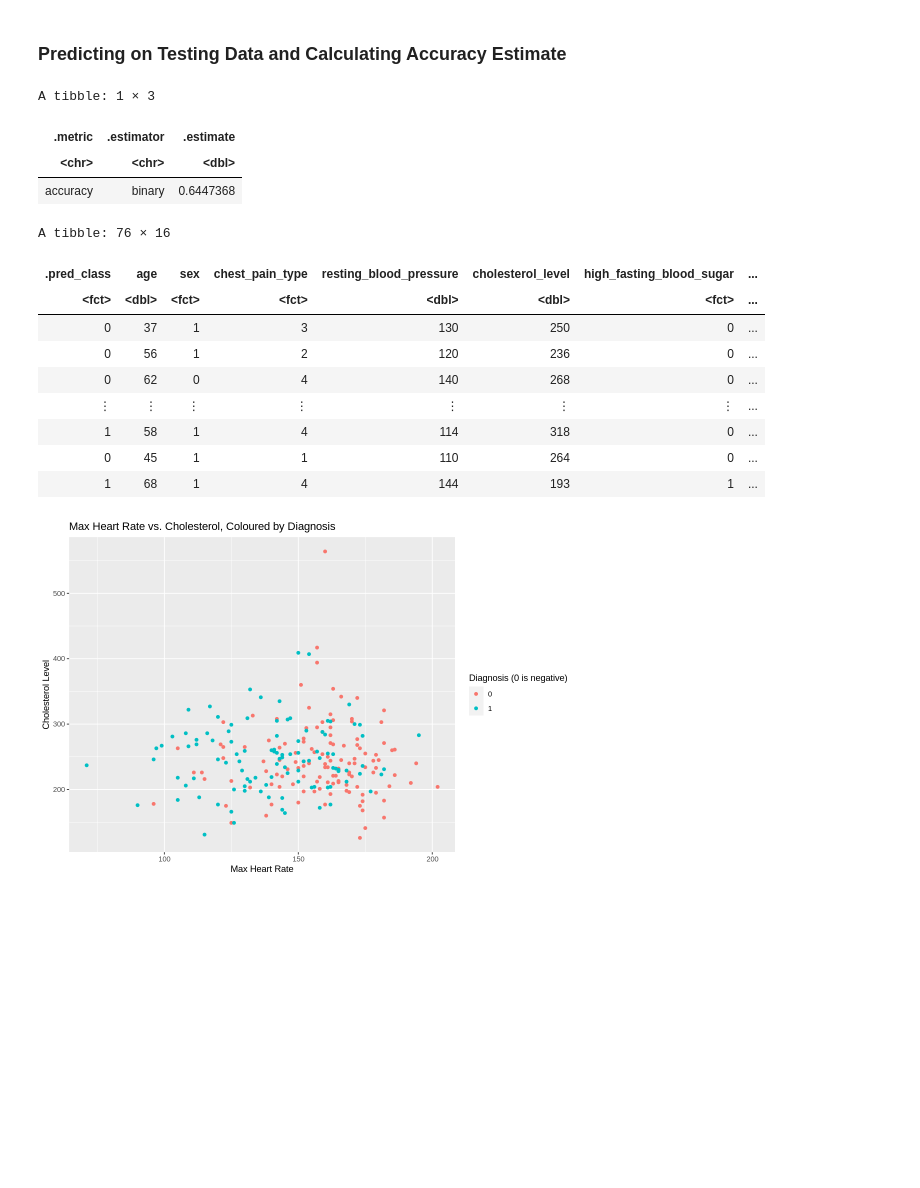
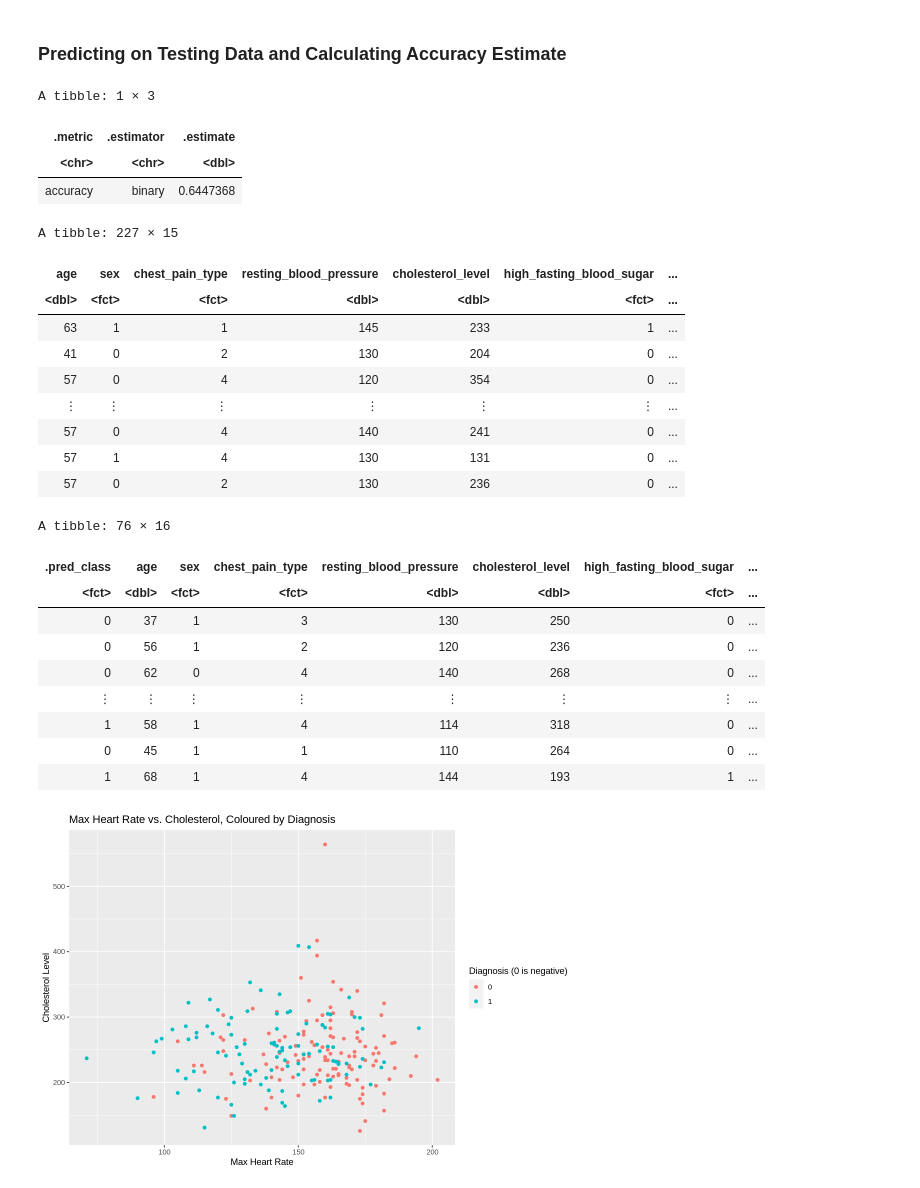
Before and after one commit to wswang98/dsci100-GroupProject, a Jupyter notebook: dsci100-group105-project.ipynb, the cells around one changed output. Drawn from its saved outputs; the diff is of its cells as text; code cells hidden in the pictures; blank space fills up the shorter version.

```diff
--- a/dsci100-group105-project.ipynb
+++ b/dsci100-group105-project.ipynb
@@ -285,28 +313,40 @@ knn_best_fit <- workflow() |>
 # %%
 heart_test_predictions <- predict(knn_best_fit, heart_testing) |>
             bind_cols(heart_testing)
 
 heart_metrics <- heart_test_predictions |>
             metrics(truth = diagnosis, estimate = .pred_class) |>
             filter(.metric == "accuracy")
 
+
 heart_metrics
+heart_training
 heart_test_predictions
 # %% [output]
 A tibble: 1 × 3
 | .metric | .estimator | .estimate |
 | <chr> | <chr> | <dbl> |
 | accuracy | binary | 0.6447368 |
-A tibble: 76 × 16
+A tibble: 227 × 15
-| .pred_class | age | sex | chest_pain_type | resting_blood_pressure | cholesterol_level | high_fasting_blood_sugar | ... |
-| <fct> | <dbl> | <fct> | <fct> | <dbl> | <dbl> | <fct> | ... |
-| 0 | 37 | 1 | 3 | 130 | 250 | 0 | ... |
-| 0 | 56 | 1 | 2 | 120 | 236 | 0 | ... |
-| 0 | 62 | 0 | 4 | 140 | 268 | 0 | ... |
-| ⋮ | ⋮ | ⋮ | ⋮ | ⋮ | ⋮ | ⋮ | ... |
-| 1 | 58 | 1 | 4 | 114 | 318 | 0 | ... |
-| 0 | 45 | 1 | 1 | 110 | 264 | 0 | ... |
-| 1 | 68 | 1 | 4 | 144 | 193 | 1 | ... |
+| age | sex | chest_pain_type | resting_blood_pressure | cholesterol_level | high_fasting_blood_sugar | ... |
+| <dbl> | <fct> | <fct> | <dbl> | <dbl> | <fct> | ... |
+| 63 | 1 | 1 | 145 | 233 | 1 | ... |
+| 41 | 0 | 2 | 130 | 204 | 0 | ... |
+| 57 | 0 | 4 | 120 | 354 | 0 | ... |
+| ⋮ | ⋮ | ⋮ | ⋮ | ⋮ | ⋮ | ... |
+| 57 | 0 | 4 | 140 | 241 | 0 | ... |
+| 57 | 1 | 4 | 130 | 131 | 0 | ... |
+| 57 | 0 | 2 | 130 | 236 | 0 | ... |
+A tibble: 76 × 16
+| .pred_class | age | sex | chest_pain_type | resting_blood_pressure | cholesterol_level | high_fasting_blood_sugar | ... |
+| <fct> | <dbl> | <fct> | <fct> | <dbl> | <dbl> | <fct> | ... |
+| 0 | 37 | 1 | 3 | 130 | 250 | 0 | ... |
+| 0 | 56 | 1 | 2 | 120 | 236 | 0 | ... |
+| 0 | 62 | 0 | 4 | 140 | 268 | 0 | ... |
+| ⋮ | ⋮ | ⋮ | ⋮ | ⋮ | ⋮ | ⋮ | ... |
+| 1 | 58 | 1 | 4 | 114 | 318 | 0 | ... |
+| 0 | 45 | 1 | 1 | 110 | 264 | 0 | ... |
+| 1 | 68 | 1 | 4 | 144 | 193 | 1 | ... |
 # %%
 options(repr.plot.width = 9, repr.plot.height = 6)
 
```
Also changed, not shown: parts of 8 cells of this notebook.
